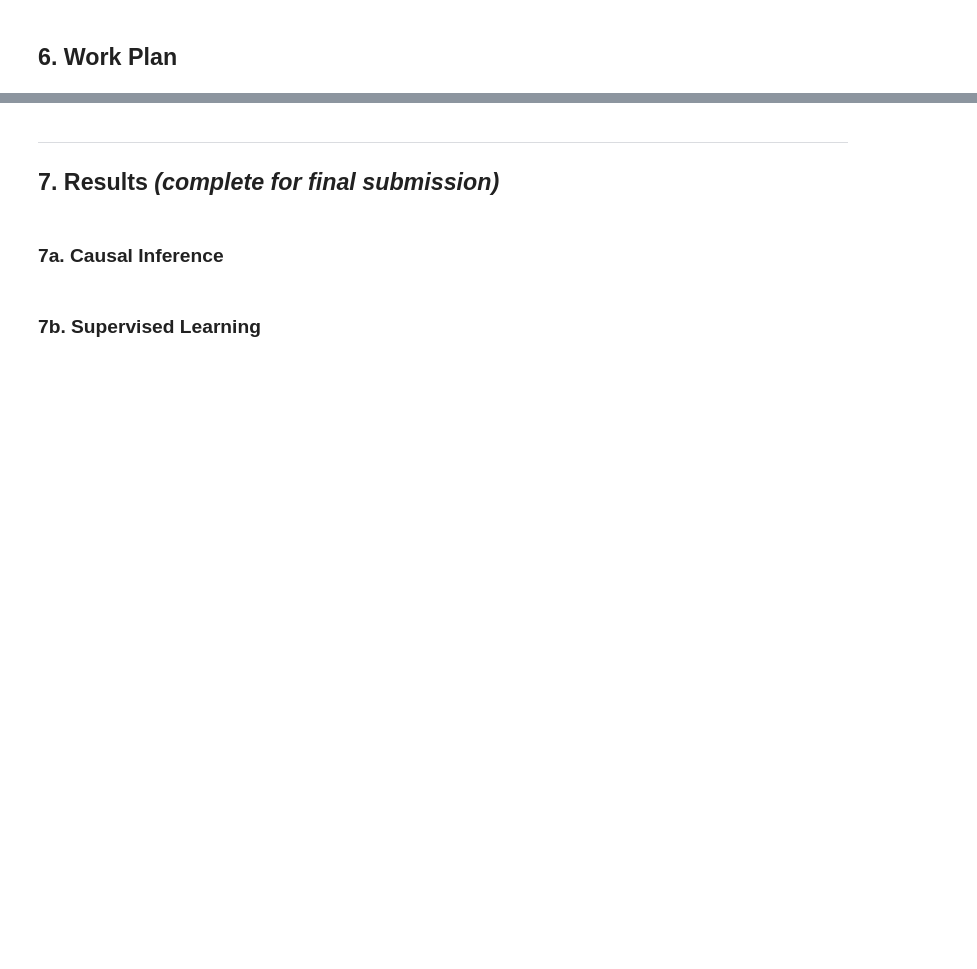
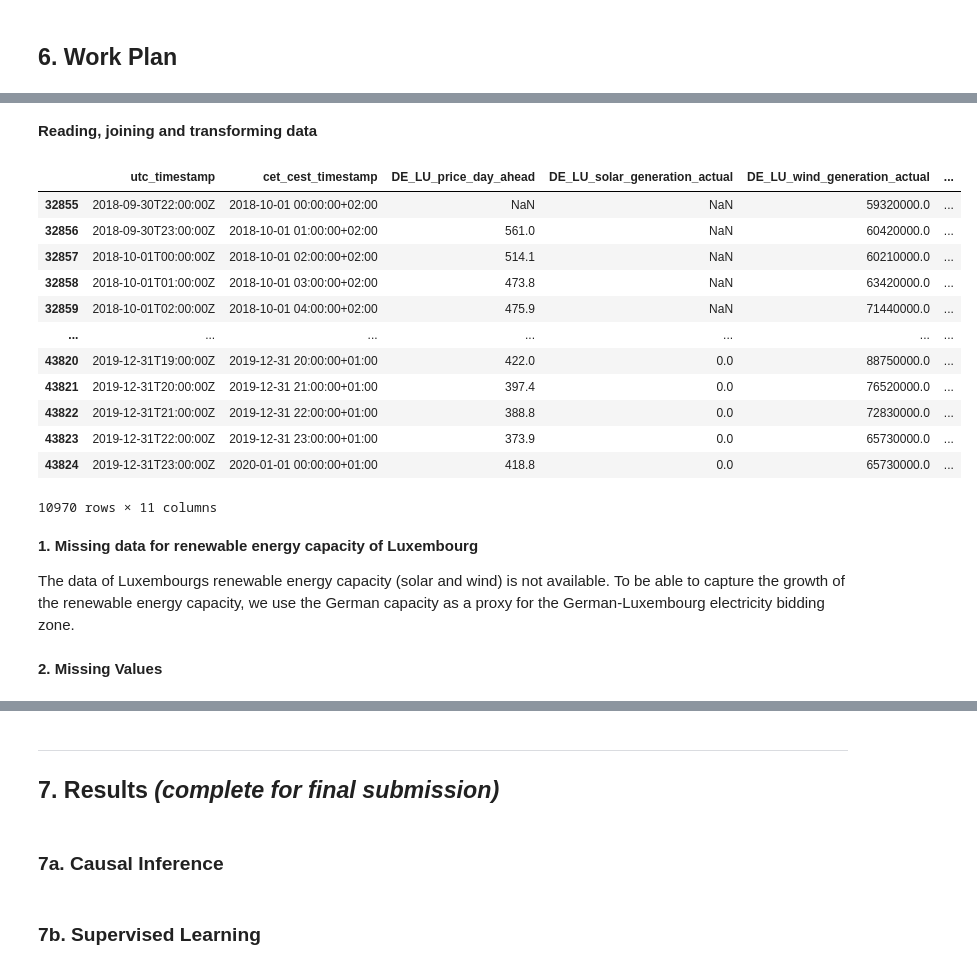
Before and after one commit to firrm/DAI, a Jupyter notebook: mission/proposals_st26/mission_proposal_group_T_P1.ipynb, the cells around one changed output, grey strips where cells are left out. Cells and saved outputs as stored; diff of their text form; code cells hidden in the pictures; blank space fills up the shorter version.

```diff
--- a/mission/proposals_st26/mission_proposal_group_T_P1.ipynb
+++ b/mission/proposals_st26/mission_proposal_group_T_P1.ipynb
@@ -304,0 +390,69 @@ Supervised Learning
+# %% [markdown]
+**Reading, joining and transforming data**
+# %%
+import pandas as pd
+import matplotlib.pyplot as plt
+
+opsd = "/Users/lennart/coding/DAI/time_series_60min_singleindex.csv"
+weather = "/Users/lennart/coding/DAI/weather_data.csv"
+
+opsd = pd.read_csv(opsd,delimiter=";")
+weather = pd.read_csv(weather,delimiter=",")
+
+opsd = opsd[[
+    "utc_timestamp",
+    "cet_cest_timestamp",
+    "DE_LU_price_day_ahead",
+    "DE_LU_solar_generation_actual",
+    "DE_LU_wind_generation_actual",
+    "DE_LU_load_actual_entsoe_transparency",
+    "DE_wind_capacity",
+    "DE_solar_capacity"]]
+
+
+
+weather = weather[[
+    "utc_timestamp",
+    "DE_temperature",
+    "DE_radiation_direct_horizontal",
+    "DE_radiation_diffuse_horizontal"]]
+
+
+df = pd.merge(opsd, weather, on="utc_timestamp", how="inner")
+
+
+df = df[df["cet_cest_timestamp"]>="2018-09-30T23:00:00Z"]
+df["cet_cest_timestamp"] = pd.to_datetime(df["cet_cest_timestamp"], utc=True).dt.tz_convert("Europe/Berlin")
+cols = [
+    "DE_LU_solar_generation_actual",
+    "DE_LU_wind_generation_actual",
+    "DE_LU_load_actual_entsoe_transparency",
+    "DE_wind_capacity",
+    "DE_solar_capacity"]
+
+
+for col in cols:
+    df[col] = df[col].str.replace(".", "").astype(float)
+
+df["DE_LU_price_day_ahead"] = pd.to_numeric(df["DE_LU_price_day_ahead"], errors='coerce')
+df
+# %% [output]
+|  | utc_timestamp | cet_cest_timestamp | DE_LU_price_day_ahead | DE_LU_solar_generation_actual | DE_LU_wind_generation_actual | ... |
+| 32855 | 2018-09-30T22:00:00Z | 2018-10-01 00:00:00+02:00 | NaN | NaN | 59320000.0 | ... |
+| 32856 | 2018-09-30T23:00:00Z | 2018-10-01 01:00:00+02:00 | 561.0 | NaN | 60420000.0 | ... |
+| 32857 | 2018-10-01T00:00:00Z | 2018-10-01 02:00:00+02:00 | 514.1 | NaN | 60210000.0 | ... |
+| 32858 | 2018-10-01T01:00:00Z | 2018-10-01 03:00:00+02:00 | 473.8 | NaN | 63420000.0 | ... |
+| 32859 | 2018-10-01T02:00:00Z | 2018-10-01 04:00:00+02:00 | 475.9 | NaN | 71440000.0 | ... |
+| ... | ... | ... | ... | ... | ... | ... |
+| 43820 | 2019-12-31T19:00:00Z | 2019-12-31 20:00:00+01:00 | 422.0 | 0.0 | 88750000.0 | ... |
+| 43821 | 2019-12-31T20:00:00Z | 2019-12-31 21:00:00+01:00 | 397.4 | 0.0 | 76520000.0 | ... |
+| 43822 | 2019-12-31T21:00:00Z | 2019-12-31 22:00:00+01:00 | 388.8 | 0.0 | 72830000.0 | ... |
+| 43823 | 2019-12-31T22:00:00Z | 2019-12-31 23:00:00+01:00 | 373.9 | 0.0 | 65730000.0 | ... |
+| 43824 | 2019-12-31T23:00:00Z | 2020-01-01 00:00:00+01:00 | 418.8 | 0.0 | 65730000.0 | ... |
+10970 rows × 11 columns
+# %% [markdown]
+**1. Missing data for renewable energy capacity of Luxembourg**
+
+The data of Luxembourgs renewable energy capacity (solar and wind) is not available. To be able to capture the growth of the renewable energy capacity, we use the German capacity as a proxy for the German-Luxembourg electricity bidding zone.
+# %% [markdown]
+**2. Missing Values**
```
Also changed, not shown: parts of 24 cells of this notebook.
